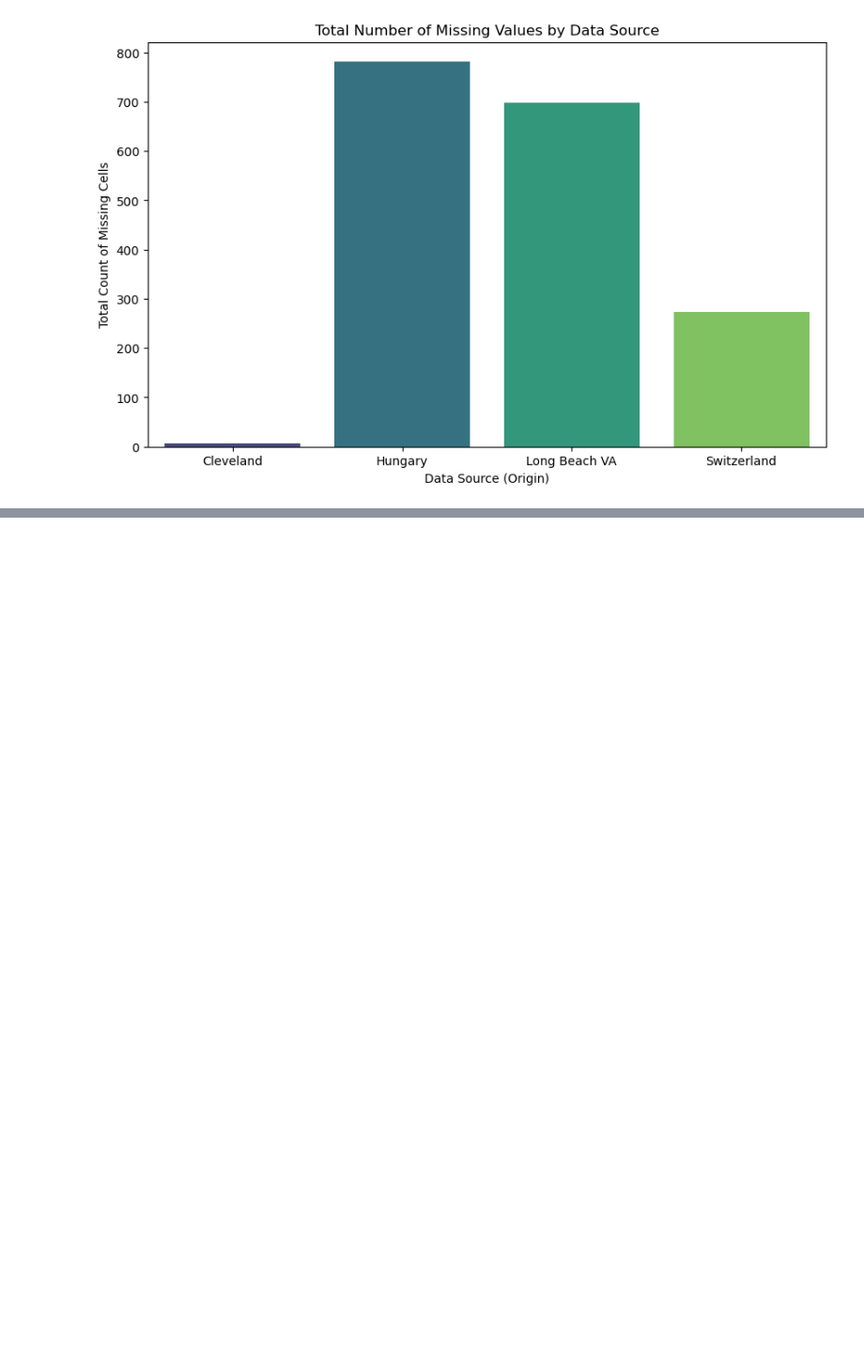
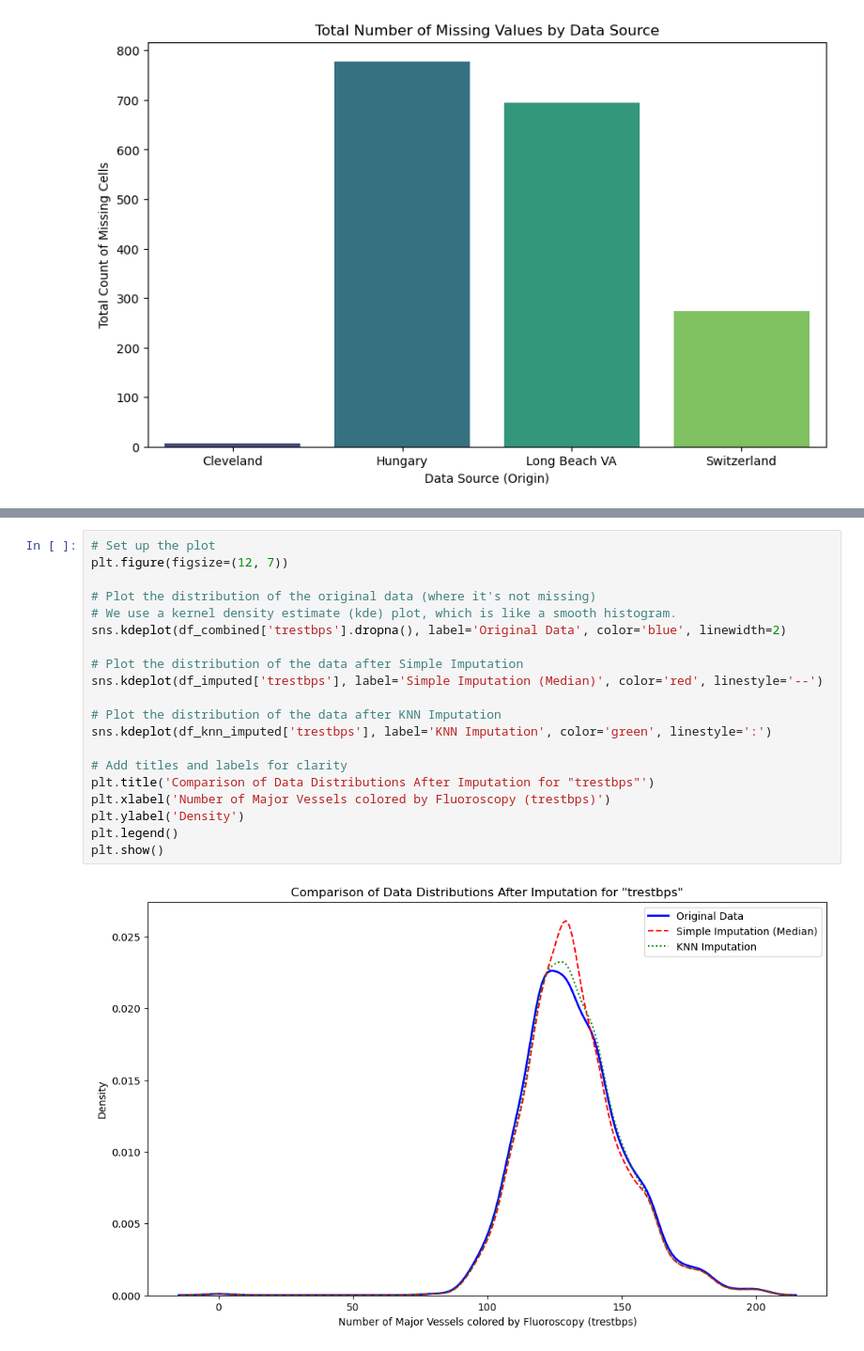
Before and after one commit to hashemwa/cmse830_fds, a Jupyter notebook: analysis.ipynb, the cells around one changed output, grey strips where cells are left out. Shown at 94% size. Saved outputs shown, nothing was run; the diff lists cells and outputs as text; blank space fills up the shorter version.

```diff
--- a/analysis.ipynb
+++ b/analysis.ipynb
@@ -70,0 +232,22 @@ Passing `palette` without assigning `hue` is deprecated and will be removed in v
+# %%
+# Set up the plot
+plt.figure(figsize=(12, 7))
+
+# Plot the distribution of the original data (where it's not missing)
+# We use a kernel density estimate (kde) plot, which is like a smooth histogram.
+sns.kdeplot(df_combined['trestbps'].dropna(), label='Original Data', color='blue', linewidth=2)
+
+# Plot the distribution of the data after Simple Imputation
+sns.kdeplot(df_imputed['trestbps'], label='Simple Imputation (Median)', color='red', linestyle='--')
+
+# Plot the distribution of the data after KNN Imputation
+sns.kdeplot(df_knn_imputed['trestbps'], label='KNN Imputation', color='green', linestyle=':')
+
+# Add titles and labels for clarity
+plt.title('Comparison of Data Distributions After Imputation for "trestbps"')
+plt.xlabel('Number of Major Vessels colored by Fluoroscopy (trestbps)')
+plt.ylabel('Density')
+plt.legend()
+plt.show()
+# %% [output]
+[figure, added]
```
Also changed, not shown: parts of 8 cells of this notebook, 7 other files.
